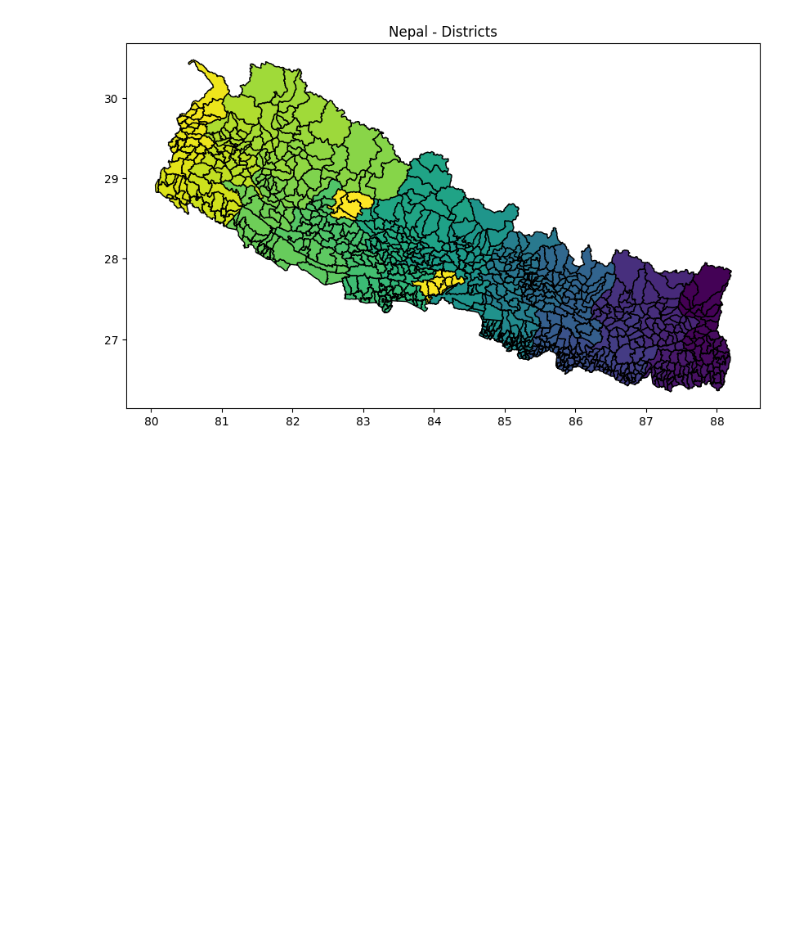
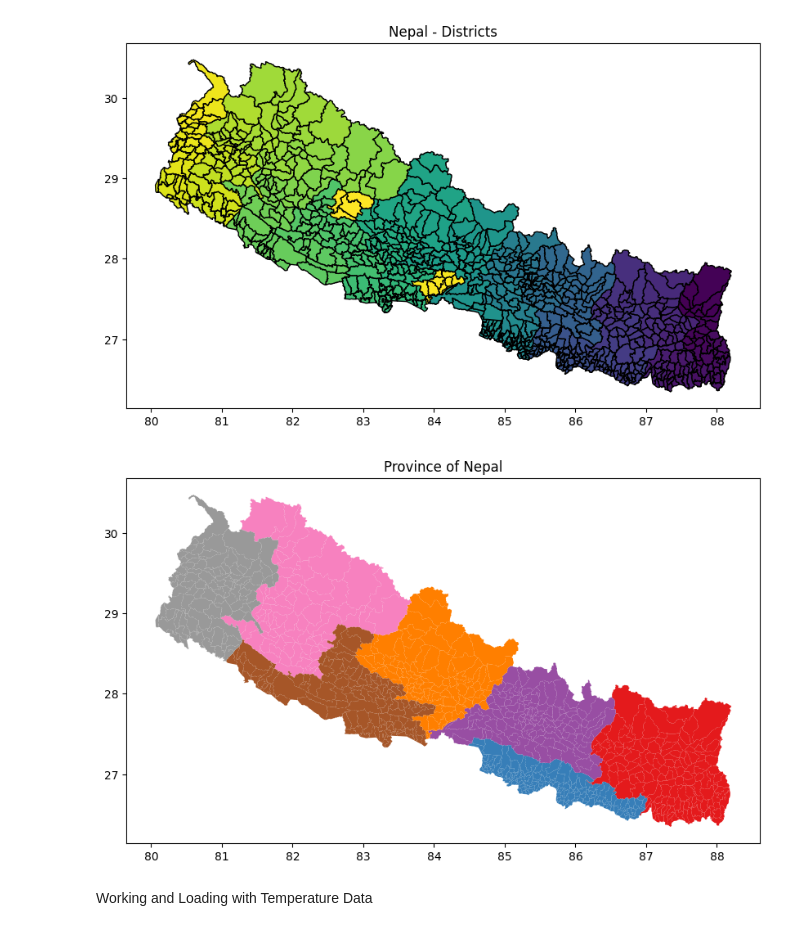
Before and after one commit to Omdena-NIC-Nepal/gis-data-science-assignment-makaisuman, a Jupyter notebook: NepalClimate.ipynb, the cells around one changed output. Drawn from its saved outputs; the diff is of its cells as text; code cells hidden in the pictures; blank space fills up the shorter version.

```diff
--- a/NepalClimate.ipynb
+++ b/NepalClimate.ipynb
@@ -52,3 +52,12 @@ plt.title("Nepal - Districts")
 plt.show()
 # %% [output]
 [figure]
+# %%
+# Plotting the Nepal Data with Province
+gdf.plot(column="STATE_CODE", cmap="Set1", legend=False, figsize=(10, 6))
+plt.title("Province of Nepal")
+plt.show()
+# %% [output]
+[figure, added]
+# %% [markdown]
+Working and Loading with Temperature Data
```
Also changed, not shown: parts of 32 cells of this notebook, 1 other file.
